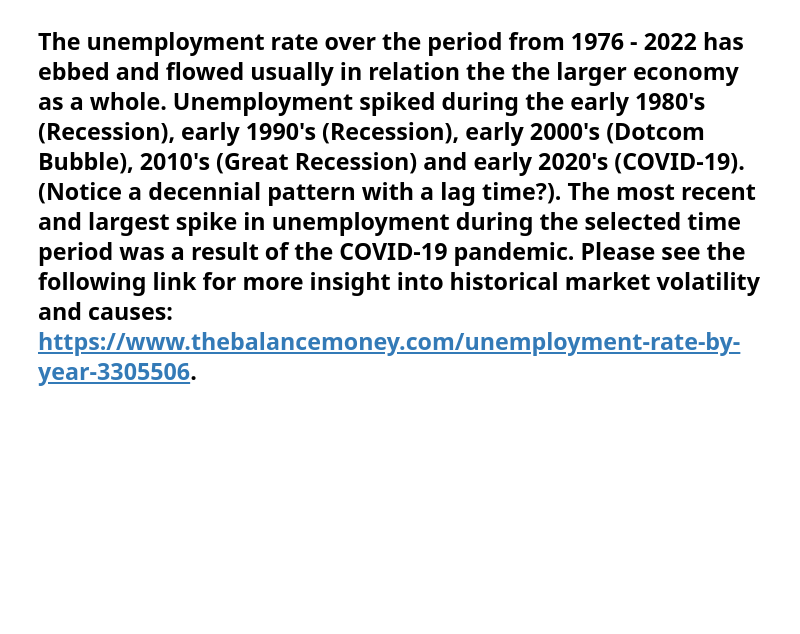
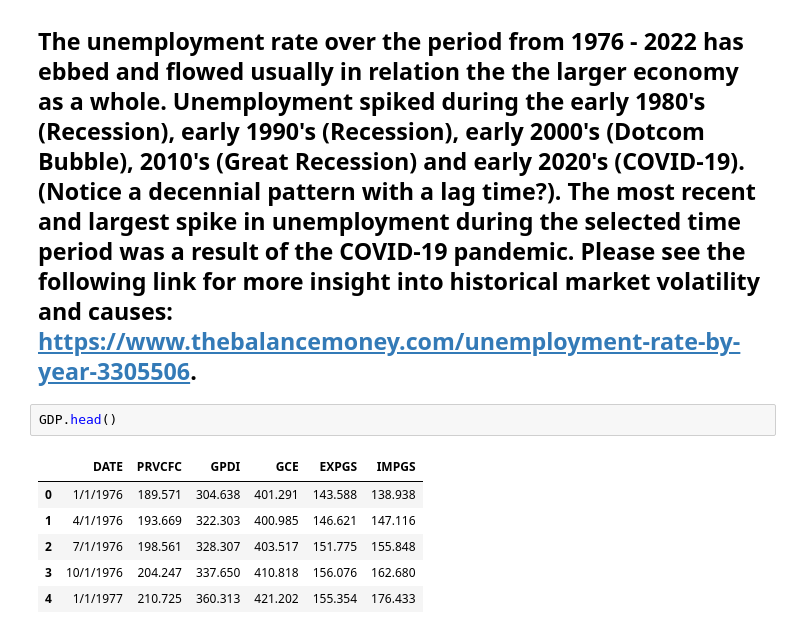
Before and after one commit to boggs2louky/EAP, a Jupyter notebook: National Unemployment and Labor Force Participation 1976-2022.ipynb, the cells around one changed output. Drawn from its saved outputs; the diff is of its cells as text; blank space fills up the shorter version.

```diff
--- a/National Unemployment and Labor Force Participation 1976-2022.ipynb
+++ b/National Unemployment and Labor Force Participation 1976-2022.ipynb
@@ -359,3 +360,12 @@ plt.show()
 ## The three rates as shown above (Unemployment Rate, Labor Force Participation Rate, and Not in Labor Force Rate) are important calculations that the Federal Reserve uses to determine the raising or lowering of interest rates, impacting all US citizens. Please refer to the following link: https://www.investopedia.com/articles/investing/103015/how-labor-force-participation-rate-affects-us-unemployment.asp  for more info regarding the importance of these rates as related to the US economy.
 
 ## The unemployment rate over the period from 1976 - 2022 has ebbed and flowed usually in relation the the larger economy as a whole. Unemployment spiked during the early 1980's (Recession), early 1990's (Recession), early 2000's (Dotcom Bubble), 2010's (Great Recession) and early 2020's (COVID-19). (Notice a decennial pattern with a lag time?). The most recent and largest spike in unemployment during the selected time period was a result of the COVID-19 pandemic. Please see the following link for more insight into historical market volatility and causes: https://www.thebalancemoney.com/unemployment-rate-by-year-3305506.
+# %%
+GDP.head()
+# %% [output]
+|  | DATE | PRVCFC | GPDI | GCE | EXPGS | IMPGS |
+| 0 | 1/1/1976 | 189.571 | 304.638 | 401.291 | 143.588 | 138.938 |
+| 1 | 4/1/1976 | 193.669 | 322.303 | 400.985 | 146.621 | 147.116 |
+| 2 | 7/1/1976 | 198.561 | 328.307 | 403.517 | 151.775 | 155.848 |
+| 3 | 10/1/1976 | 204.247 | 337.650 | 410.818 | 156.076 | 162.680 |
+| 4 | 1/1/1977 | 210.725 | 360.313 | 421.202 | 155.354 | 176.433 |
```
Also changed, not shown: parts of 7 cells of this notebook, 3 other files.
